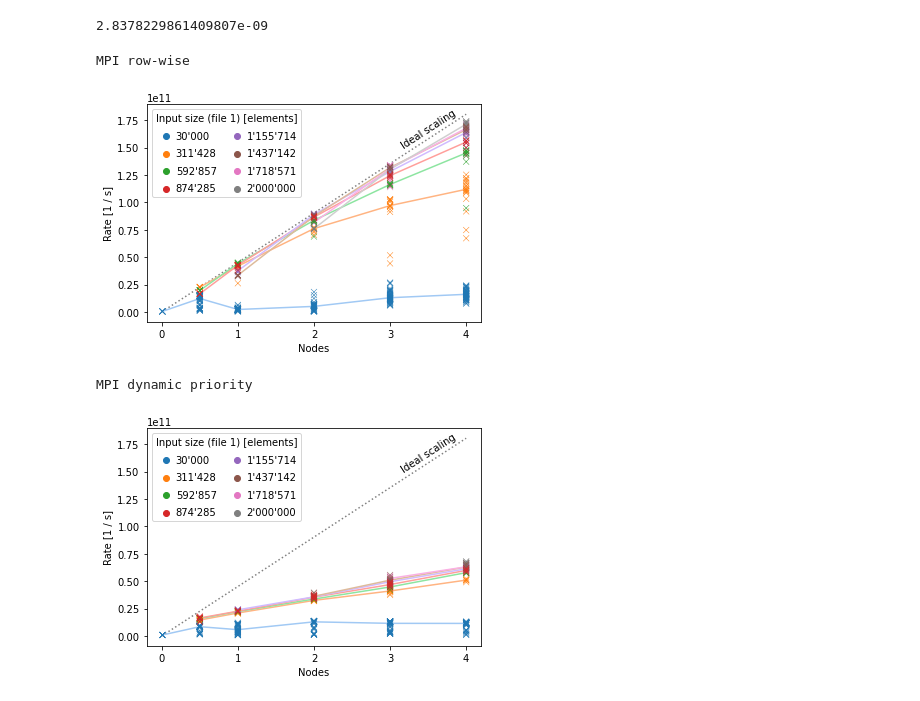
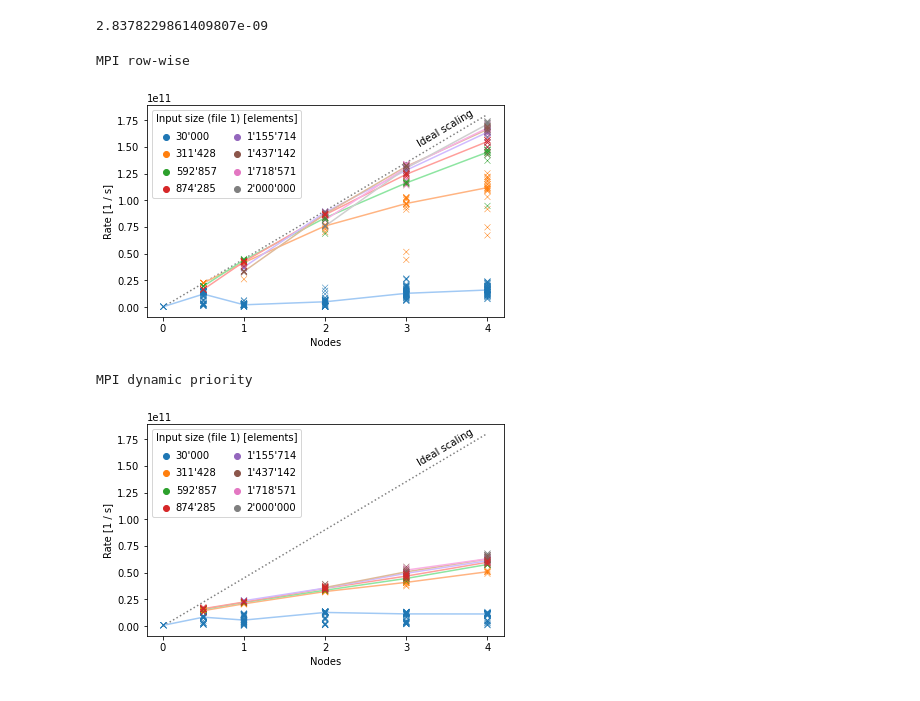
Before and after one commit to tehwalris/mpi-myers-diff, a Jupyter notebook: notebooks/benchmark-analysis-report/parallel_scaling.ipynb, the cells around one changed output. Drawn from its saved outputs; the diff is of its cells as text; code cells hidden in the pictures.

```diff
--- a/notebooks/benchmark-analysis-report/parallel_scaling.ipynb
+++ b/notebooks/benchmark-analysis-report/parallel_scaling.ipynb
@@ -36,7 +39,7 @@ for diff_program in diff_programs:
 # %%
 palette = {mpi_procs: color for mpi_procs, color in zip(sorted(benchmark_results.mpi_procs.dropna().unique()), sns.color_palette())}
 for diff_program_i, diff_program in enumerate(diff_programs):
-    fig, ax = plt.subplots()
+    fig, ax = plt.subplots(figsize=report_figsize)
 
     temp = benchmark_results.copy()
     temp['seconds_until_len'] = temp['micros_until_len'] * 1e-6
@@ -166,40 +169,40 @@ def plot_ideal_scaling_line(ax, ideal_cost):
 
 palette = {mpi_procs: color for mpi_procs, color in zip(sorted(benchmark_results.mpi_procs.dropna().unique()), sns.color_palette())}
 for diff_program_i, diff_program in enumerate(diff_programs):
-    fig, ax = plt.subplots()
+    fig, ax = plt.subplots(figsize=report_figsize)
 
     temp = benchmark_results.copy()
     temp['seconds_until_len'] = temp['micros_until_len'] * 1e-6
     temp['cells_per_second'] = temp['input_length_1'] * temp['min_edit_length'] / temp['seconds_until_len']
     temp['mpi_nodes'] = temp['mpi_procs'] / 128
     temp['cost'] = temp['mpi_procs'] * temp['seconds_until_len'] / (temp['input_length_1'] * temp['min_edit_length'])
     temp = temp[(temp['diff_program'] == diff_program) & (temp['input_strategy'] == 'independent')]
 
     temp_2 = temp.groupby(['input_length_1', 'mpi_nodes'])['cells_per_second'].median().unstack('input_length_1')
 
     plot_scatter_with_lines(
         ax=ax,
         scatter_data=temp,
         line_data=temp_2,
         x_key='mpi_nodes',
         y_key='cells_per_second',
         hue_key='input_length_1',
         sort_hue_keys=True,
         hue_to_label=format_input_size,
         legend_columns=2,
     )
     ax.set_xticks(np.arange(np.ceil(temp['mpi_nodes'].max()) + 1))
 
     plot_ideal_scaling_line(ax, ideal_cost)
 
     save_plot(fig, f'scaling-rate-{nice_name_map[diff_program].replace(" ", "-").lower()}')
 
     # HACK print the title here, but don't save it to the file
     print(nice_name_map[diff_program])
     display(fig)
     plt.close()
 # %% [output]
 MPI row-wise
-[figure, old version]
+[figure, new version]
 MPI dynamic priority
-[figure, old version]
+[figure, new version]
```
Also changed, not shown: parts of 2 cells of this notebook, 3 other files.
